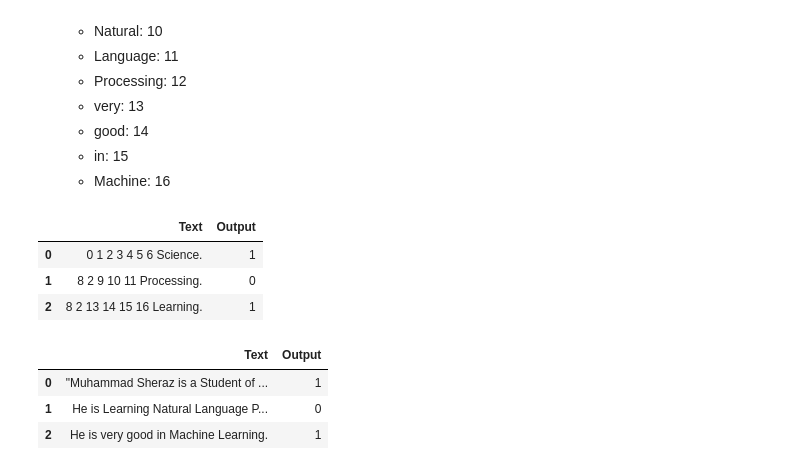
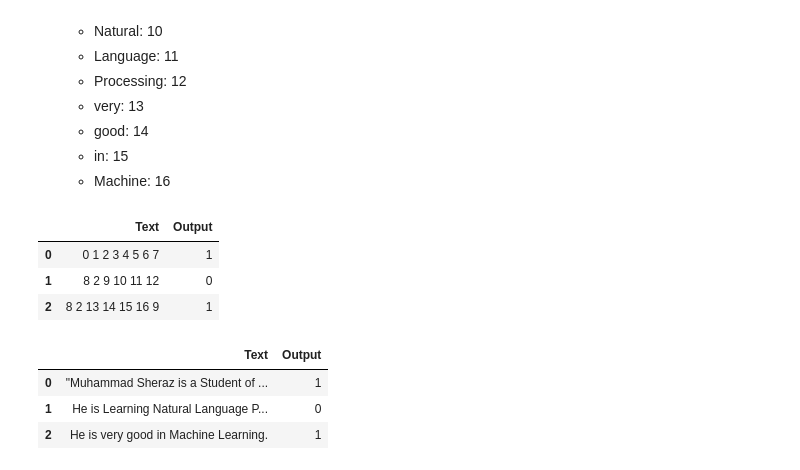
Before and after one commit to MuhammadSheraza002/Natural-Language-Processing, a Jupyter notebook: Lec-4(Text Representation).ipynb, the cells around one changed output. Drawn from its saved outputs; the diff is of its cells as text; code cells hidden in the pictures.

```diff
--- a/Lec-4(Text Representation).ipynb
+++ b/Lec-4(Text Representation).ipynb
@@ -83,39 +89,39 @@ label_encoding = {
     'a': 3,
     'Student': 4,
     'of': 5,
     'Data': 6,
     'Science': 7,
     'He': 8,
     'Learning': 9,
     'Natural': 10,
     'Language': 11,
     'Processing': 12,
     'very': 13,
     'good': 14,
     'in': 15,
     'Machine': 16
 }
 
 # Sample dataframe
-data = {'Text': ['Muhammad Sheraz is a Student of Data Science.',
-                  'He is Learning Natural Language Processing.',
-                  'He is very good in Machine Learning.'],
+data = {'Text': ['Muhammad Sheraz is a Student of Data Science',
+                  'He is Learning Natural Language Processing',
+                  'He is very good in Machine Learning'],
         'Output': [1, 0, 1]}  # Adding a binary output column
 
 df = pd.DataFrame(data)
 
 # Apply label encoding to the text column
 encoded_text = df['Text'].apply(lambda x: ' '.join(str(label_encoding.get(word, word)) for word in x.split()))
 
 # Combine the encoded text with the output column
 encoded_df = pd.DataFrame({'Text': encoded_text, 'Output': df['Output']})
 
 encoded_df
 # %% [output]
 |  | Text | Output |
-| 0 | 0 1 2 3 4 5 6 Science. | 1 |
-| 1 | 8 2 9 10 11 Processing. | 0 |
-| 2 | 8 2 13 14 15 16 Learning. | 1 |
+| 0 | 0 1 2 3 4 5 6 7 | 1 |
+| 1 | 8 2 9 10 11 12 | 0 |
+| 2 | 8 2 13 14 15 16 9 | 1 |
 # %%
 import pandas as pd
 from sklearn.feature_extraction.text import CountVectorizer
```
Also changed, not shown: parts of 6 cells of this notebook, 3 other files.
